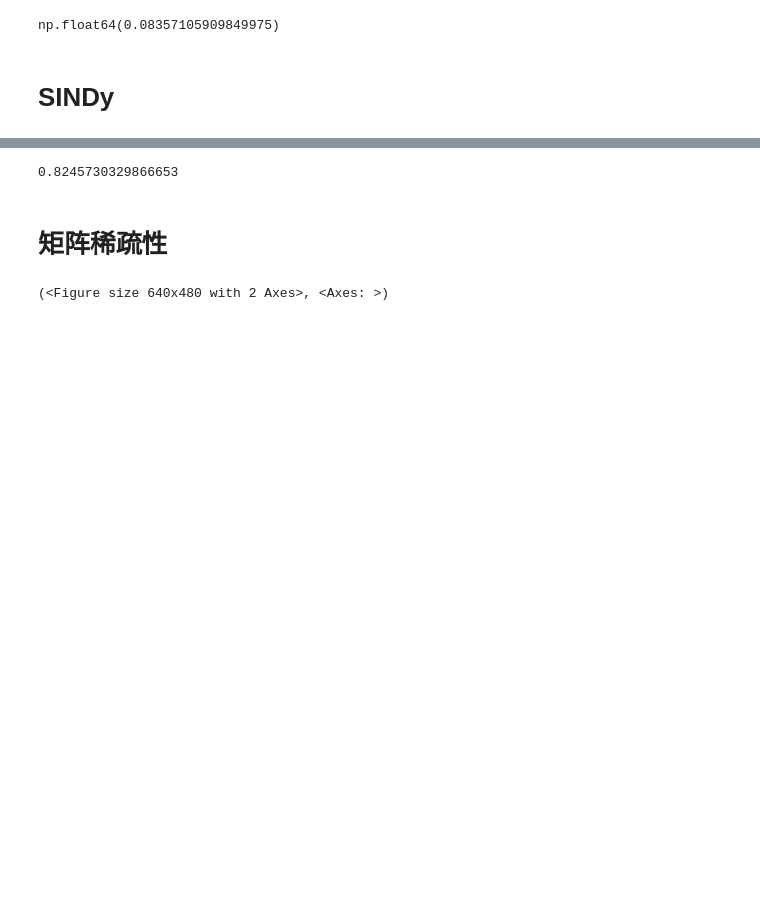
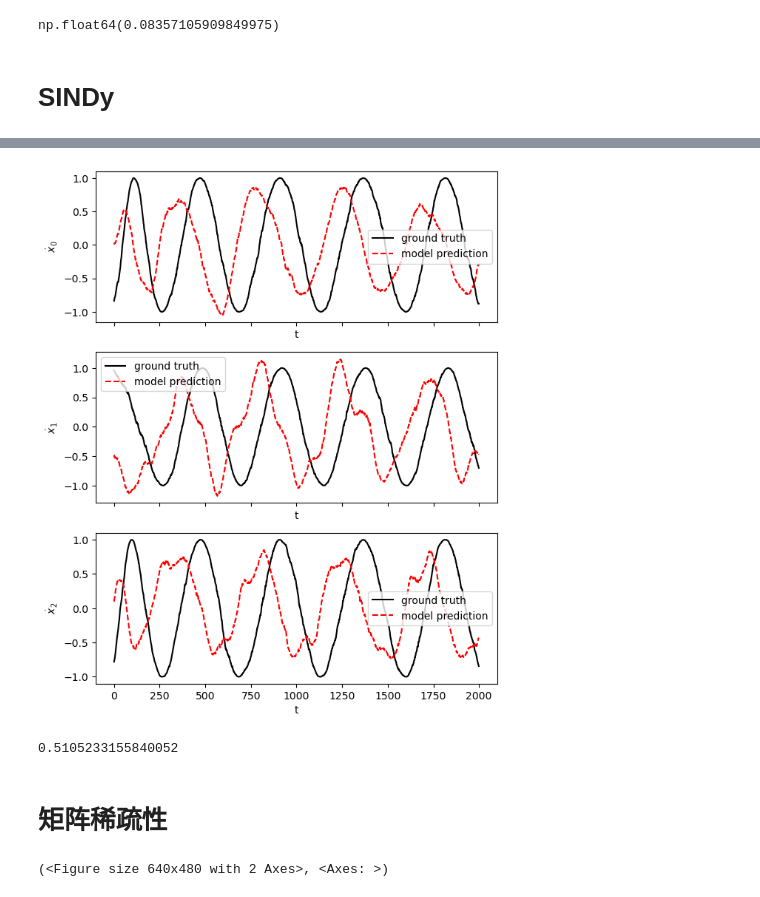
Before and after one commit to Matthew-ymz/koopCE, a Jupyter notebook: notebooks/examp_kuramoto.ipynb, the cells around one changed output, grey strips where cells are left out. Cells and saved outputs as stored; diff of their text form; code cells hidden in the pictures; blank space fills up the shorter version.

```diff
--- a/notebooks/examp_kuramoto.ipynb
+++ b/notebooks/examp_kuramoto.ipynb
@@ -141,0 +125,15 @@ model.print()
+# %%
+dt=0.01
+# model = ps.SINDy()
+# model.fit(X_train, t=dt)
+#model.print()
+
+# stlsq_optimizer = ps.STLSQ(threshold=0.01, alpha=0.5)
+# model = ps.SINDy(optimizer=stlsq_optimizer)
+# model.fit(X_train, t=dt)
+# model.print()
+sr3_optimizer = ps.SR3(reg_weight_lam=0.5, regularizer="l2")
+fourier_library = ps.FourierLibrary(n_frequencies=2)
+model = ps.SINDy(feature_library=fourier_library, optimizer=sr3_optimizer)
+model.fit(X_train, t=dt)
+model.print()
@@ -142,7 +158,22 @@ model.print()
+# %%
+X_test_predicted = model.predict(X_test)
+
+# Compute derivatives with a finite difference method, for comparison
+x_dot_test_computed = model.differentiation_method(X_test, t=dt)
+
+fig, axs = plt.subplots(3, 1, sharex=True, figsize=(7, 9))
+for i in range(3):
+    axs[i].plot(X_test[:, i], "k", label="ground truth")
+    axs[i].plot(X_test_predicted[:, i], "r--", label="model prediction")
+    axs[i].legend()
+    axs[i].set(xlabel="t", ylabel=r"$\dot x_{}$".format(i))
+fig.show()
+# %% [output]
+[figure, added]
 # %%
-model.score(X_embed, t=dt)
+model.score(X_test, t=dt)
 # %% [output]
-0.8245730329866653
+0.5105233155840052
 # %% [markdown]
 # 矩阵稀疏性
 # %%
```
Also changed, not shown: parts of 6 cells of this notebook, 1 other file.
